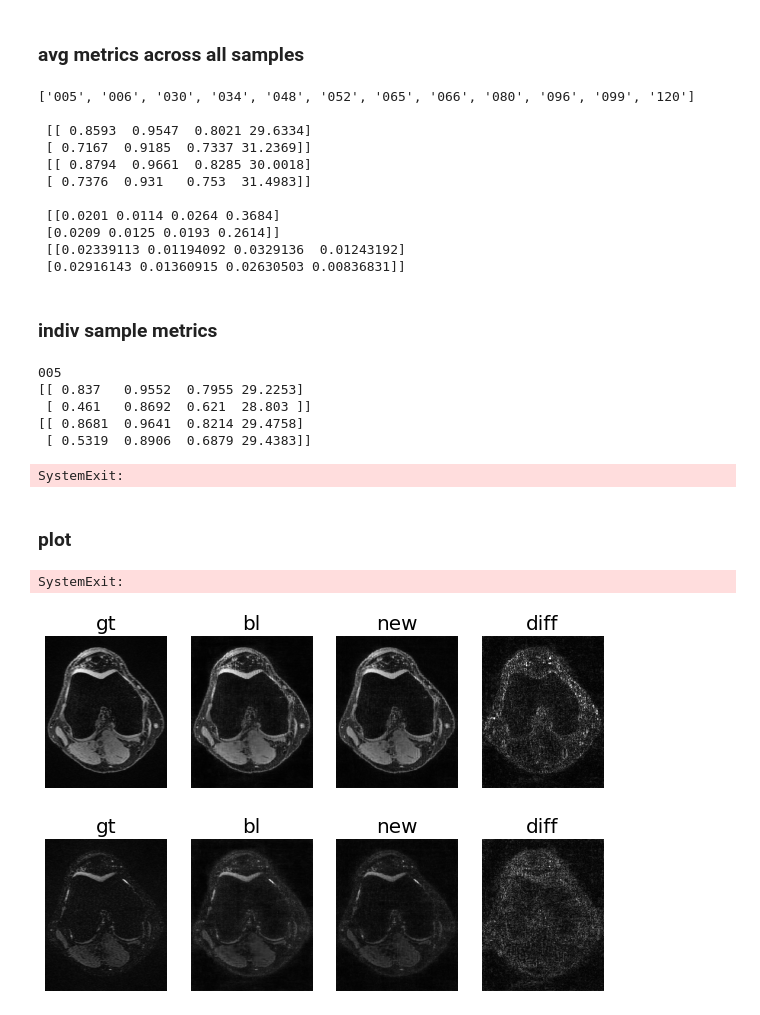
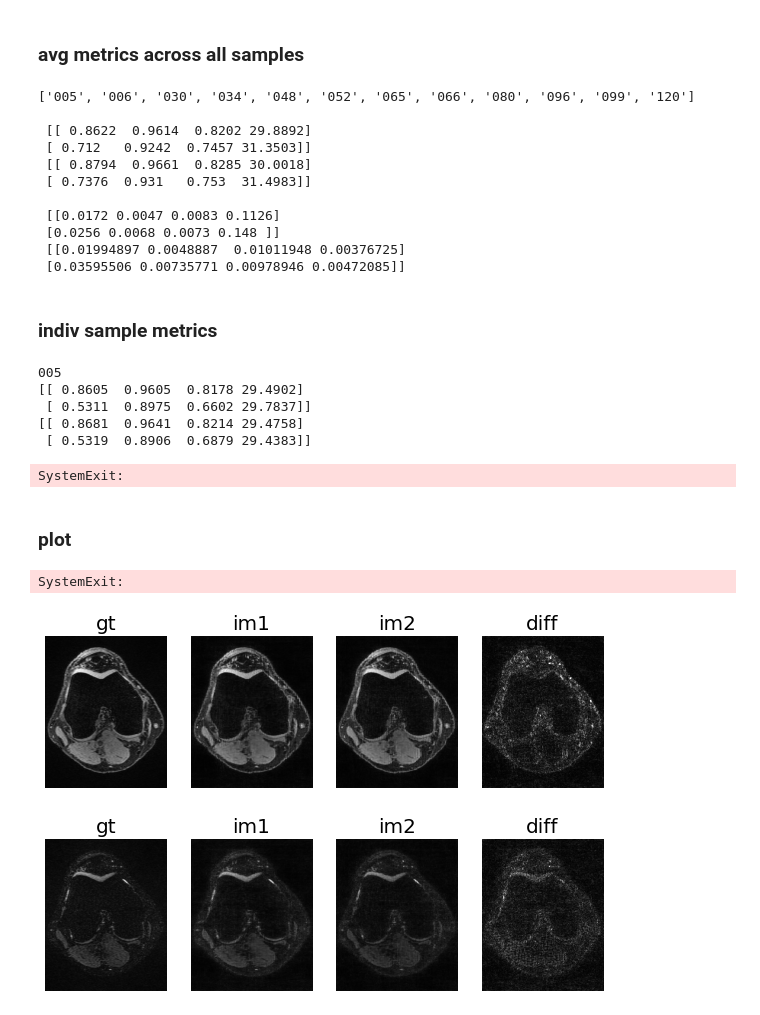
Before and after one commit to davevanveen/unsup_mri, a Jupyter notebook: ipynb/20210301_eval.ipynb, the cells around one changed output. Saved outputs shown, nothing was run; the diff lists cells and outputs as text; code cells hidden in the pictures.

```diff
--- a/ipynb/20210301_eval.ipynb
+++ b/ipynb/20210301_eval.ipynb
@@ -24,8 +24,7 @@ path_base = '/bmrNAS/people/dvv/out_qdess/accel_{}x/'.format(accel)
 path_gt = path_base + 'gt/'
 
 CALIB = 64
-# path_bl = path_base + 'baseline/'
-path_bl = path_base + 'calib/24/'
+path_bl = path_base + 'calib/40/'
 path_new = path_base + 'calib/{}/'.format(CALIB)
 # %% [markdown]
 ### load imgs, calc metrics
@@ -50,15 +49,15 @@ print('\n', mu_bl, '\n', mu_new, '\n\n', mu_diff, '\n', mu_new/mu_bl-1)
 # %% [output]
 ['005', '006', '030', '034', '048', '052', '065', '066', '080', '096', '099', '120']
 
- [[ 0.8593  0.9547  0.8021 29.6334]
- [ 0.7167  0.9185  0.7337 31.2369]]
+ [[ 0.8622  0.9614  0.8202 29.8892]
+ [ 0.712   0.9242  0.7457 31.3503]]
  [[ 0.8794  0.9661  0.8285 30.0018]
  [ 0.7376  0.931   0.753  31.4983]]
 
- [[0.0201 0.0114 0.0264 0.3684]
- [0.0209 0.0125 0.0193 0.2614]]
- [[0.02339113 0.01194092 0.0329136  0.01243192]
- [0.02916143 0.01360915 0.02630503 0.00836831]]
+ [[0.0172 0.0047 0.0083 0.1126]
+ [0.0256 0.0068 0.0073 0.148 ]]
+ [[0.01994897 0.0048887  0.01011948 0.00376725]
+ [0.03595506 0.00735771 0.00978946 0.00472085]]
 # %% [markdown]
 ### indiv sample metrics
 # %%
@@ -70,38 +69,38 @@ for idx_s, mtr_id in enumerate(mtr_id_list):
     sys.exit()
 # %% [output]
 005
-[[ 0.837   0.9552  0.7955 29.2253]
- [ 0.461   0.8692  0.621  28.803 ]]
+[[ 0.8605  0.9605  0.8178 29.4902]
+ [ 0.5311  0.8975  0.6602 29.7837]]
 [[ 0.8681  0.9641  0.8214 29.4758]
  [ 0.5319  0.8906  0.6879 29.4383]]
 SystemExit:
 # %% [markdown]
 ### plot
 # %%
-title_list = ['gt', 'bl', 'new']
+title_list = ['gt', 'im1', 'im2']
 clim_list = [None] * len(title_list)
 DIFF_MAP = True
 
 for idx_s in np.arange(imgs_gt.shape[0]):
     for idx_e in np.arange(imgs_gt.shape[1]):
 
         im_gt, im1, im2 = imgs_gt[idx_s, idx_e], \
                           imgs_bl[idx_s, idx_e], \
                           imgs_new[idx_s, idx_e]
 #         im_gt, im1, im2 = scale_0_1(im_gt), scale_0_1(im1), scale_0_1(im2)
         arr_list = [im_gt, im1, im2]
 
         if DIFF_MAP:
             C = 4 # constant for plotting on clim=(0,1)
             im_diff = C * np.abs(scale_0_1(im1) - scale_0_1(im2))
             arr_list.append(im_diff)
             title_list.append('diff')
             clim_list.append((0,1))
 
         plot_row_qdess(arr_list, title_list, clim_list)
 
     sys.exit()
 # %% [output]
 SystemExit:
-[figure, old version]
+[figure, new version]
-[figure, old version]
+[figure, new version]
```
Also changed, not shown: 5 other files.
